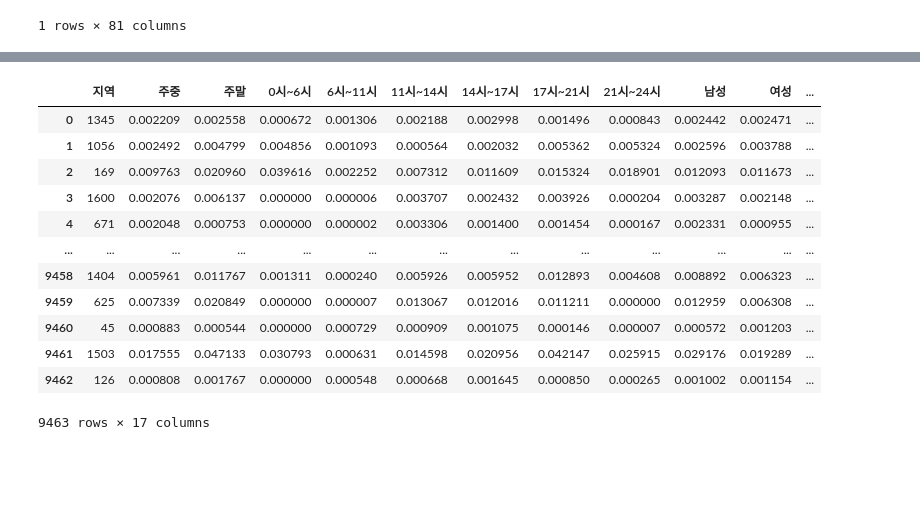
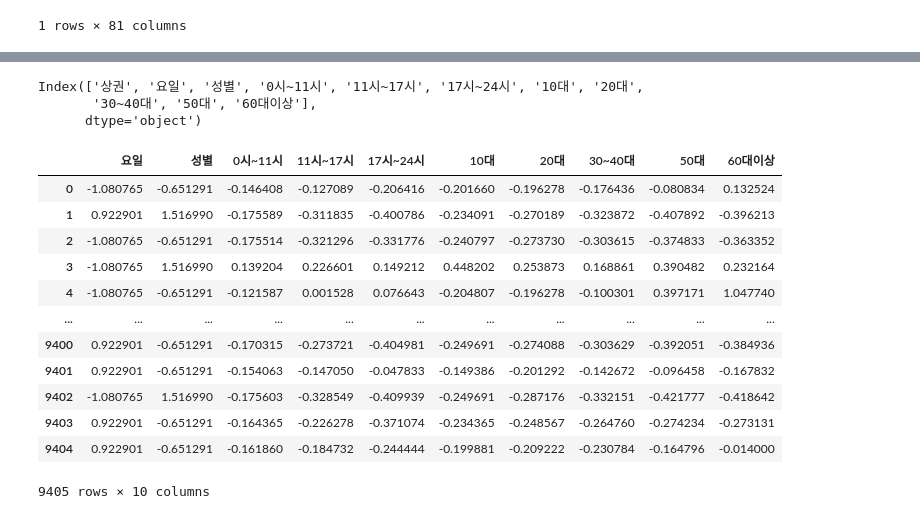
Before and after one commit to junhokim42/Python_study, a Jupyter notebook: Bigdata_training/Bigdata_analysis/Bigdata_project/Machinelearning.ipynb, the cells around one changed output, grey strips where cells are left out. Saved outputs shown, nothing was run; the diff lists cells and outputs as text; code cells hidden in the pictures; blank space fills up the shorter version.

```diff
--- a/Bigdata_training/Bigdata_analysis/Bigdata_project/Machinelearning.ipynb
+++ b/Bigdata_training/Bigdata_analysis/Bigdata_project/Machinelearning.ipynb
@@ -130,0 +162,8 @@ year_number
+# %%
+year_number['0시~11시'] = year_number['0시~6시'] + year_number['6시~11시']
+year_number['11시~17시'] = year_number['11시~14시'] + year_number['14시~17시']
+year_number['17시~24시'] = year_number['17시~21시'] + year_number['21시~24시']
+year_number['30~40대'] = (year_number['30대'] + year_number['40대'])/2
+year_number = year_number.drop(columns=['0시~6시','6시~11시','11시~14시','14시~17시','17시~21시','21시~24시','30대','40대'])
+year_number = year_number[['상권','요일','성별','0시~11시','11시~17시','17시~24시','10대','20대','30~40대','50대', '60대이상']]
+year_number
@@ -130,0 +184,4 @@ year_number
+# %%
+for i in ['요일','성별']:
+  year_number[i] = year_number[i].astype('category').cat.codes
+year_number
@@ -131,5 +202,5 @@ year_number
 # %%
 #데이터 섞기
-year_number=year_number.sample(frac=1).reset_index(drop=True)
-year_number
+#year_number=year_number.sample(frac=1).reset_index(drop=True)
+#year_number
 # %% [output]
@@ -163,3 +232,0 @@ print(X.shape, Y.shape)
-# %%
-X['지역'] = X['지역'].astype('category').cat.codes
-X
@@ -180,20 +233,26 @@ X
+# %%
+year_number.columns
+# %% [output]
+Index(['상권', '요일', '성별', '0시~11시', '11시~17시', '17시~24시', '10대', '20대',
+       '30~40대', '50대', '60대이상'],
+      dtype='object')
 # %%
-from sklearn.preprocessing import MinMaxScaler
-scaler = ['주중', '주말', '0시~6시', '6시~11시', '11시~14시', '14시~17시', '17시~21시','21시~24시', '남성', '여성', '10대', '20대', '30대', '40대', '50대', '60대이상']
-X[scaler] = MinMaxScaler().fit_transform(X[scaler])
+from sklearn.preprocessing import StandardScaler
+scaler = ['요일', '성별', '0시~11시', '11시~17시', '17시~24시', '10대', '20대', '30~40대', '50대', '60대이상']
+X[scaler] = StandardScaler().fit_transform(X[scaler])
 X
 # %% [output]
-|  | 지역 | 주중 | 주말 | 0시~6시 | 6시~11시 | 11시~14시 | 14시~17시 | 17시~21시 | 21시~24시 | 남성 | 여성 | ... |
-| 0 | 1345 | 0.002209 | 0.002558 | 0.000672 | 0.001306 | 0.002188 | 0.002998 | 0.001496 | 0.000843 | 0.002442 | 0.002471 | ... |
-| 1 | 1056 | 0.002492 | 0.004799 | 0.004856 | 0.001093 | 0.000564 | 0.002032 | 0.005362 | 0.005324 | 0.002596 | 0.003788 | ... |
-| 2 | 169 | 0.009763 | 0.020960 | 0.039616 | 0.002252 | 0.007312 | 0.011609 | 0.015324 | 0.018901 | 0.012093 | 0.011673 | ... |
-| 3 | 1600 | 0.002076 | 0.006137 | 0.000000 | 0.000006 | 0.003707 | 0.002432 | 0.003926 | 0.000204 | 0.003287 | 0.002148 | ... |
-| 4 | 671 | 0.002048 | 0.000753 | 0.000000 | 0.000002 | 0.003306 | 0.001400 | 0.001454 | 0.000167 | 0.002331 | 0.000955 | ... |
-| ... | ... | ... | ... | ... | ... | ... | ... | ... | ... | ... | ... | ... |
-| 9458 | 1404 | 0.005961 | 0.011767 | 0.001311 | 0.000240 | 0.005926 | 0.005952 | 0.012893 | 0.004608 | 0.008892 | 0.006323 | ... |
-| 9459 | 625 | 0.007339 | 0.020849 | 0.000000 | 0.000007 | 0.013067 | 0.012016 | 0.011211 | 0.000000 | 0.012959 | 0.006308 | ... |
-| 9460 | 45 | 0.000883 | 0.000544 | 0.000000 | 0.000729 | 0.000909 | 0.001075 | 0.000146 | 0.000007 | 0.000572 | 0.001203 | ... |
-| 9461 | 1503 | 0.017555 | 0.047133 | 0.030793 | 0.000631 | 0.014598 | 0.020956 | 0.042147 | 0.025915 | 0.029176 | 0.019289 | ... |
-| 9462 | 126 | 0.000808 | 0.001767 | 0.000000 | 0.000548 | 0.000668 | 0.001645 | 0.000850 | 0.000265 | 0.001002 | 0.001154 | ... |
+|  | 요일 | 성별 | 0시~11시 | 11시~17시 | 17시~24시 | 10대 | 20대 | 30~40대 | 50대 | 60대이상 |
+| 0 | -1.080765 | -0.651291 | -0.146408 | -0.127089 | -0.206416 | -0.201660 | -0.196278 | -0.176436 | -0.080834 | 0.132524 |
+| 1 | 0.922901 | 1.516990 | -0.175589 | -0.311835 | -0.400786 | -0.234091 | -0.270189 | -0.323872 | -0.407892 | -0.396213 |
+| 2 | -1.080765 | -0.651291 | -0.175514 | -0.321296 | -0.331776 | -0.240797 | -0.273730 | -0.303615 | -0.374833 | -0.363352 |
+| 3 | -1.080765 | 1.516990 | 0.139204 | 0.226601 | 0.149212 | 0.448202 | 0.253873 | 0.168861 | 0.390482 | 0.232164 |
+| 4 | -1.080765 | -0.651291 | -0.121587 | 0.001528 | 0.076643 | -0.204807 | -0.196278 | -0.100301 | 0.397171 | 1.047740 |
+| ... | ... | ... | ... | ... | ... | ... | ... | ... | ... | ... |
+| 9400 | 0.922901 | -0.651291 | -0.170315 | -0.273721 | -0.404981 | -0.249691 | -0.274088 | -0.303629 | -0.392051 | -0.384936 |
+| 9401 | 0.922901 | -0.651291 | -0.154063 | -0.147050 | -0.047833 | -0.149386 | -0.201292 | -0.142672 | -0.096458 | -0.167832 |
+| 9402 | -1.080765 | 1.516990 | -0.175603 | -0.328549 | -0.409939 | -0.249691 | -0.287176 | -0.332151 | -0.421777 | -0.418642 |
+| 9403 | 0.922901 | -0.651291 | -0.164365 | -0.226278 | -0.371074 | -0.234365 | -0.248567 | -0.264760 | -0.274234 | -0.273131 |
+| 9404 | 0.922901 | -0.651291 | -0.161860 | -0.184732 | -0.244444 | -0.199881 | -0.209222 | -0.230784 | -0.164796 | -0.014000 |
-9463 rows × 17 columns
+9405 rows × 10 columns
 # %%
```
Also changed, not shown: parts of 23 cells of this notebook, 2 other files.
